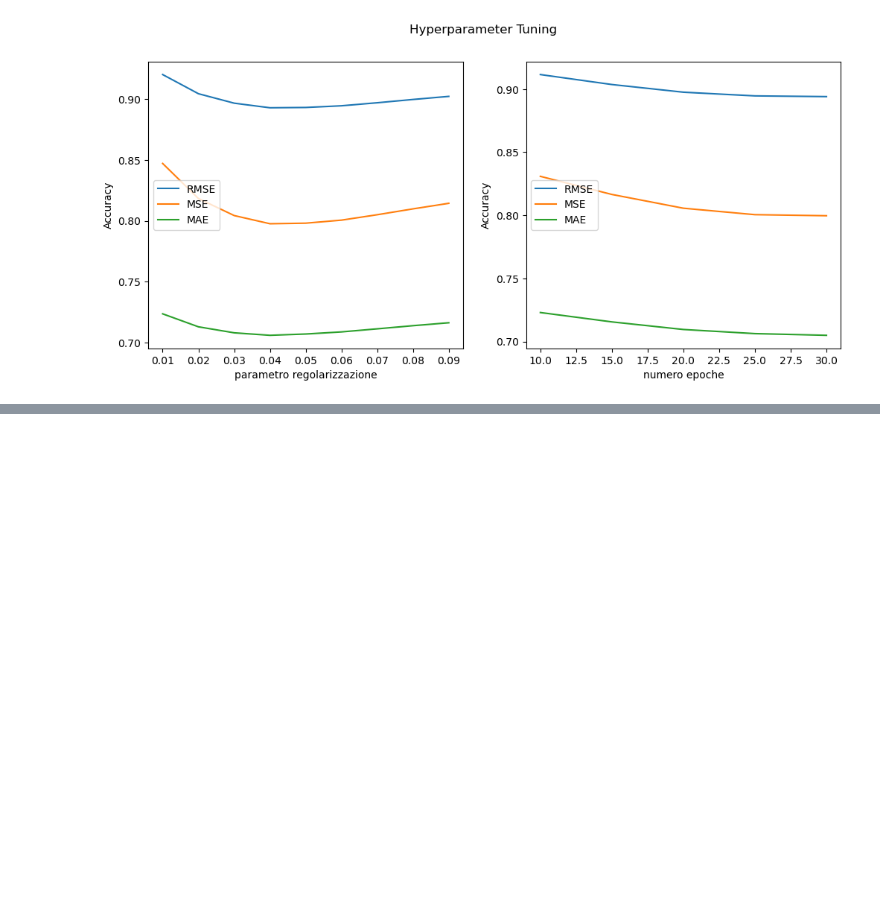
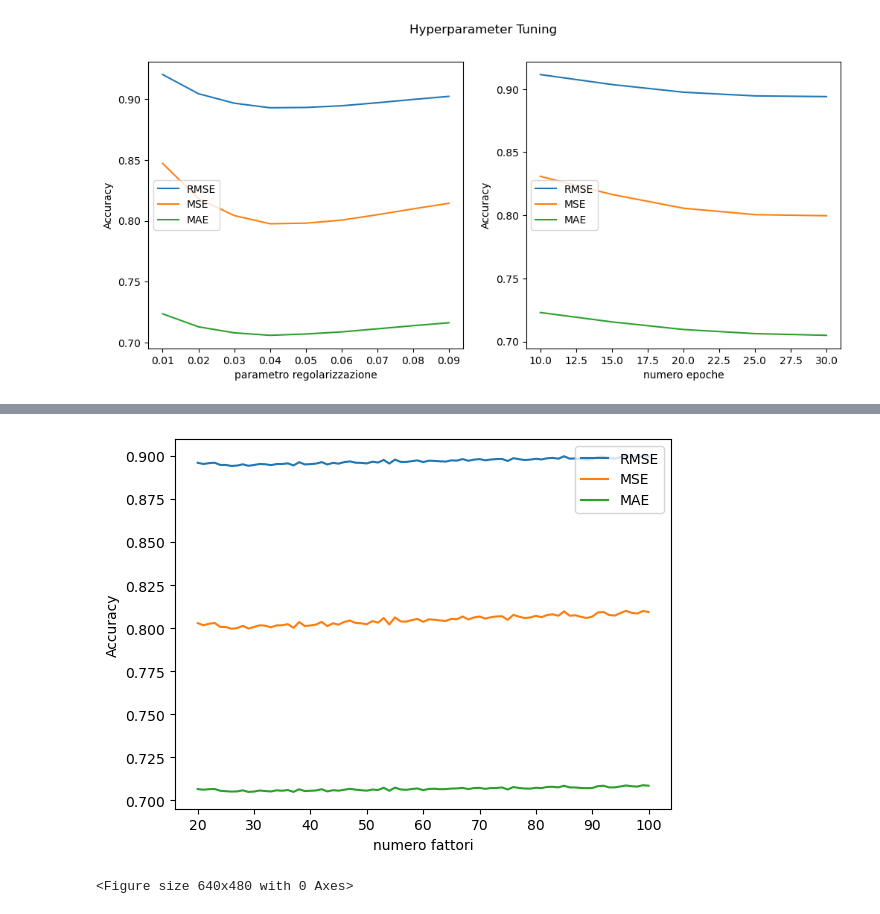
Before and after one commit to elia-guglielmi/ML-SIIprogetto, a Jupyter notebook: TuningSVD.ipynb, the cells around one changed output, grey strips where cells are left out. Cells and saved outputs as stored; diff of their text form; code cells hidden in the pictures; blank space fills up the shorter version.

Commit message:
svd factor test

```diff
--- a/TuningSVD.ipynb
+++ b/TuningSVD.ipynb
@@ -38,8 +38,7 @@ print("Grid Search...")
 # We do not set 'lr_all' and 'reg_all' because they will be overriden by the other lr_ and reg_ parameters
 
 param_grid  = {
-    "n_epochs": [10,15,20,25,30],
-    "reg_all": np.arange(start=0.01,stop=0.1,step=0.01)
+    "n_factors": range(20,101)
 }
 grid_search = GridSearchCV(SVD, param_grid, measures=["rmse","mse", "mae"], cv=3)
 grid_search.fit(data)
@@ -95,3 +94,9 @@ fig.show()
 fig.savefig('img\gridSearchSVD.jpg')
 # %% [output]
 [figure]
+# %%
+#risultati della GridSearch2
+risultatigs= pd.DataFrame.from_dict(grid_search.cv_results)
+print(risultatigs)
+print("best params: ")
+print(grid_search.best_params)
@@ -97,0 +121,17 @@ fig.savefig('img\gridSearchSVD.jpg')
+# %%
+#Plot dell'accuracy al variare degli hyperparametri 2
+
+
+
+
+plt.plot(risultatigs.groupby(["param_n_factors"])["param_n_factors"].mean(),risultatigs.groupby(['param_n_factors'])["mean_test_rmse"].mean(), label = "RMSE")
+plt.plot(risultatigs.groupby(["param_n_factors"])["param_n_factors"].mean(),risultatigs.groupby(['param_n_factors'])["mean_test_mse"].mean(), label = "MSE")
+plt.plot(risultatigs.groupby(["param_n_factors"])["param_n_factors"].mean(),risultatigs.groupby(['param_n_factors'])["mean_test_mae"].mean(), label = "MAE")
+plt.xlabel("numero fattori")
+plt.ylabel("Accuracy")
+plt.legend()
+plt.show()
+plt.savefig('img\gridSearchSVD2.jpg')
+# %% [output]
+[figure, added]
+<Figure size 640x480 with 0 Axes>
```
Also changed, not shown: parts of 1 cell of this notebook, 1 other file.
